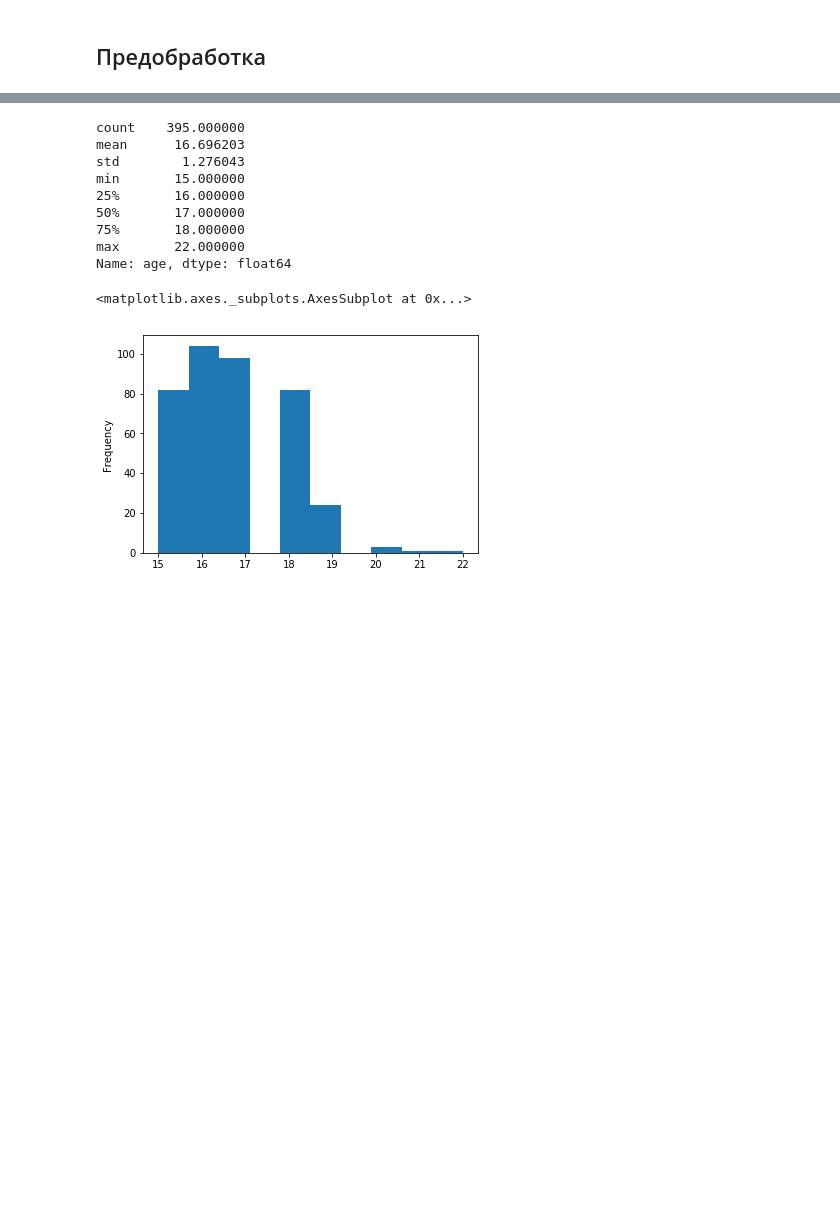
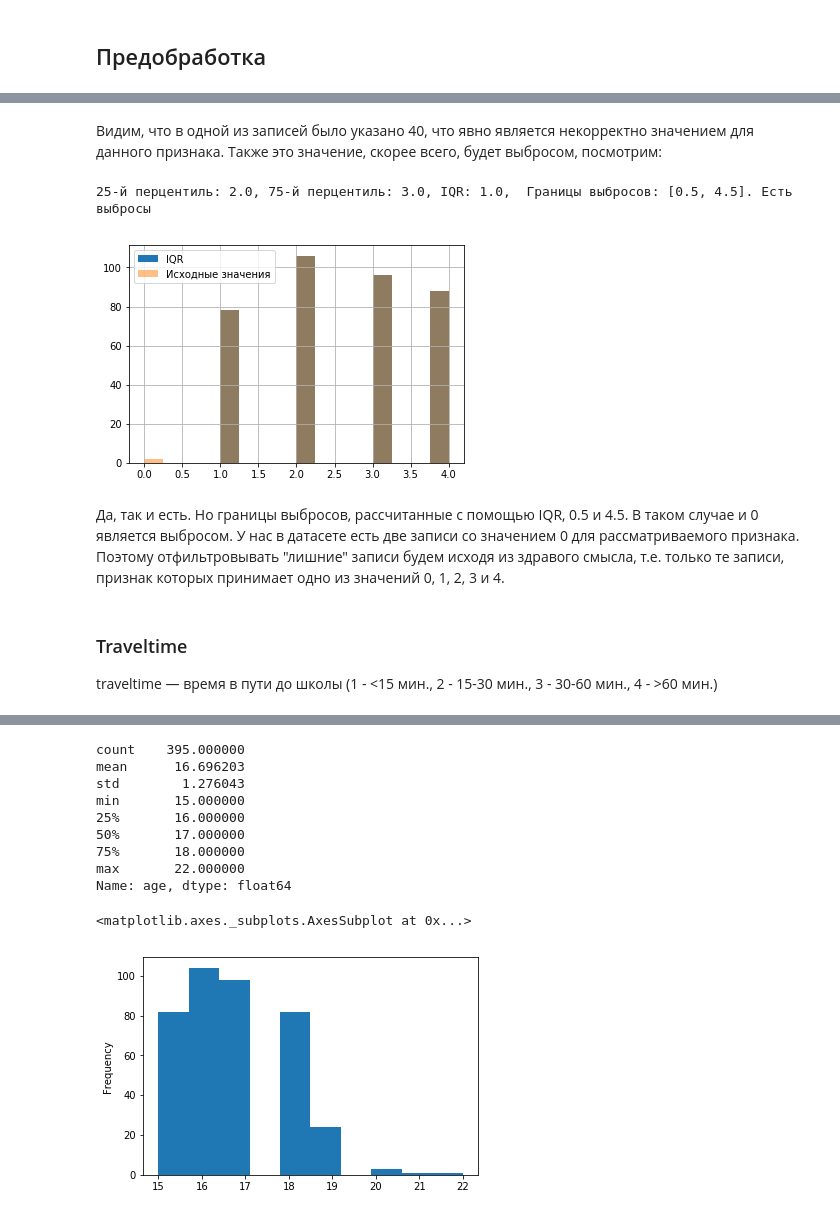
Before and after one commit to EmlAldr/SkillFactory, a Jupyter notebook: module_2/students_math_score_analysis.ipynb, the cells around one changed output, grey strips where cells are left out. Cells and saved outputs as stored; diff of their text form; code cells hidden in the pictures; blank space fills up the shorter version.

```diff
--- a/module_2/students_math_score_analysis.ipynb
+++ b/module_2/students_math_score_analysis.ipynb
@@ -130,0 +540,3 @@ column = columns_int[0]
+# %%
+column = 'Fedu'
+column_info(students, column)
@@ -130,0 +559,9 @@ column = columns_int[0]
+# %% [markdown]
+Видим, что в одной из записей было указано 40, что явно является некорректно значением для данного признака. Также это значение, скорее всего, будет выбросом, посмотрим:
+# %%
+plot_column_info(students, column)
+# %% [output]
+25-й перцентиль: 2.0, 75-й перцентиль: 3.0, IQR: 1.0,  Границы выбросов: [0.5, 4.5]. Есть выбросы
+[figure, added]
+# %% [markdown]
+Да, так и есть. Но границы выбросов, рассчитанные с помощью IQR, 0.5 и 4.5. В таком случае и 0 является выбросом. У нас в датасете есть две записи со значением 0 для рассматриваемого признака. Поэтому отфильтровывать "лишние" записи будем исходя из здравого смысла, т.е. только те записи, признак которых принимает одно из значений 0, 1, 2, 3 и 4.
@@ -130,0 +571,3 @@ column = columns_int[0]
+# %% [markdown]
+### Traveltime
+traveltime — время в пути до школы (1 - <15 мин., 2 - 15-30 мин., 3 - 30-60 мин., 4 - >60 мин.)
```
Also changed, not shown: parts of 75 cells of this notebook.
